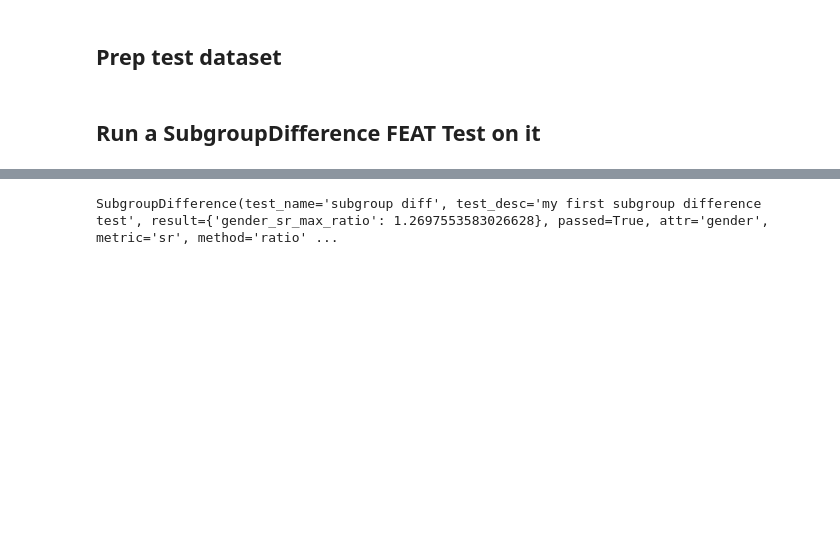
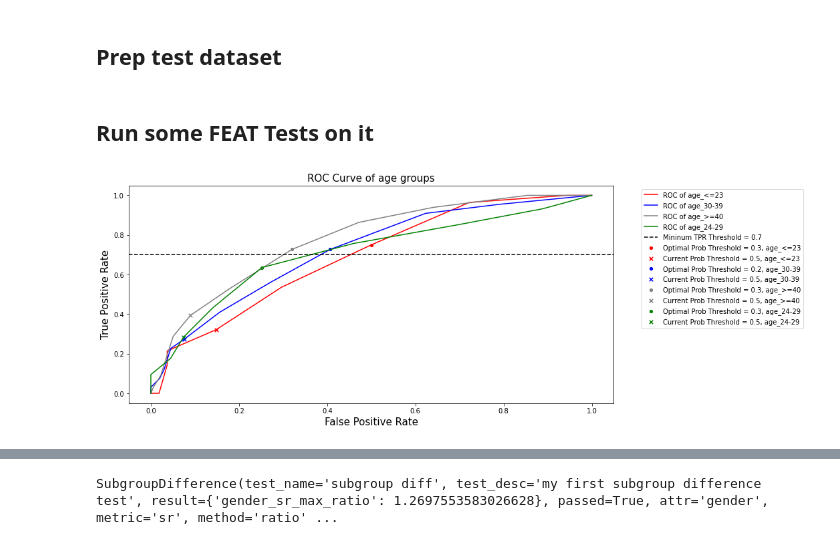
Before and after one commit to cylynx/verifyml, a Jupyter notebook: model-card-toolkit/SampleFEAT.ipynb, the cells around one changed output, grey strips where cells are left out. Cells and saved outputs as stored; diff of their text form; code cells hidden in the pictures; blank space fills up the shorter version.

Commit message:
fixed SampleFEAT.ipynb plots not showing up

```diff
--- a/model-card-toolkit/SampleFEAT.ipynb
+++ b/model-card-toolkit/SampleFEAT.ipynb
@@ -187,7 +188,20 @@ df_importance = df_importance.sort_values(df_importance.columns[1], ascending=Fa
 train = ens.inverse_transform(x_train)
 test = ens.inverse_transform(x_test)
 # %% [markdown]
-## Run a SubgroupDifference FEAT Test on it
+## Run some FEAT Tests on it
+# %%
+smt_test = SubgroupMetricThreshold(
+    test_name="subgroup metric threshold",
+    test_desc="",
+    attr="age",
+    metric="tpr",
+    threshold=0.70,
+    # proba_thresholds = {'<=17':0.5,'>=40':0.6,'18-25':0.4,'26-39':0.3}
+)
+smt_test.run(df_test_with_output=output)
+smt_test.plot()
+# %% [output]
+[figure, added]
 # %%
 # SubgroupDifference Test
 sgd_test = SubgroupDifference(
```
Also changed, not shown: parts of 14 cells of this notebook, 7 other files.
